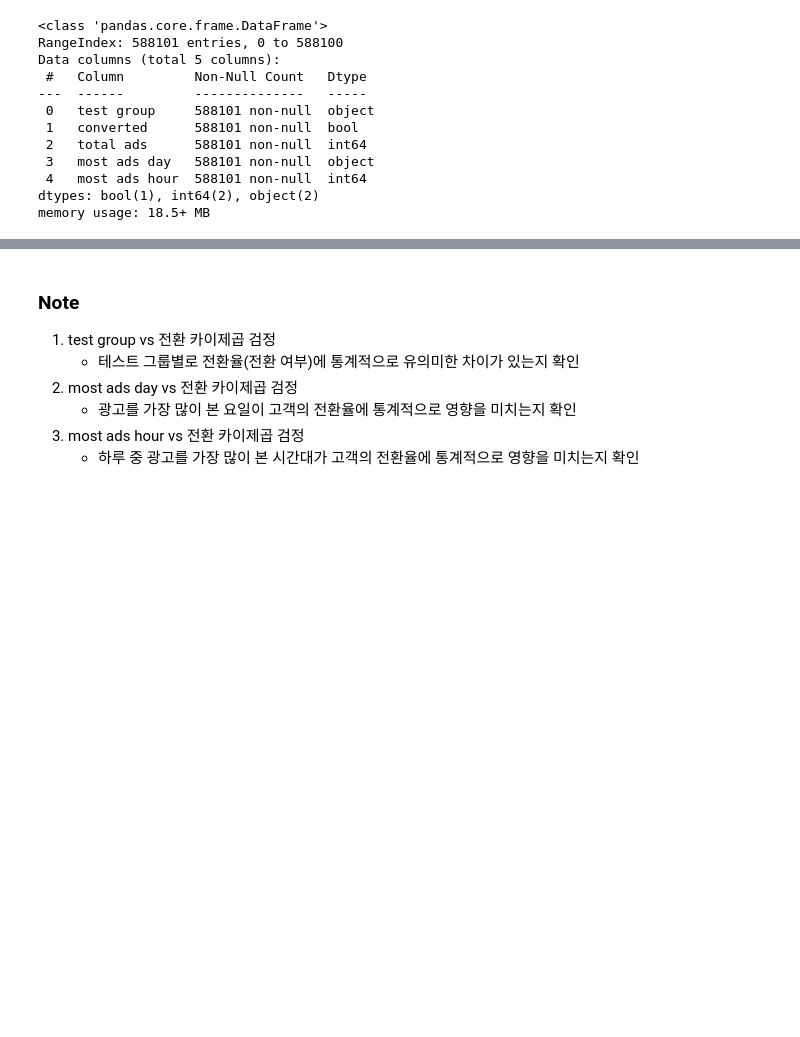
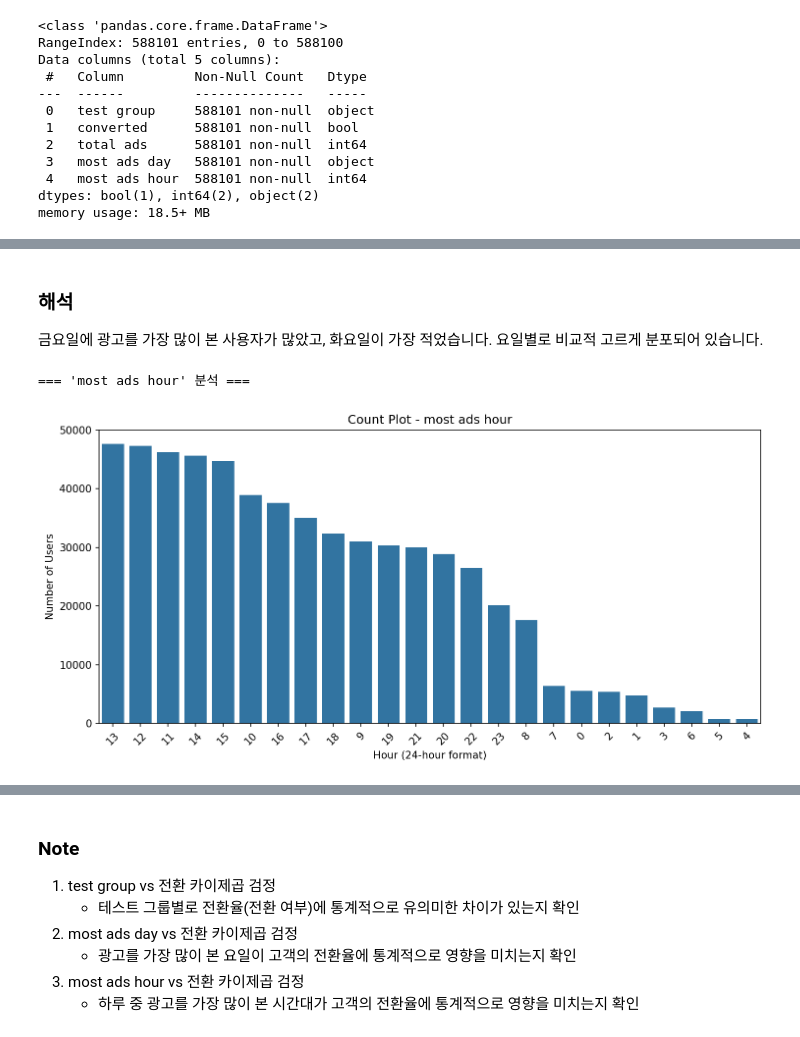
Before and after one commit to wIlloS2tree/portfolio, a Jupyter notebook: marketing-ab-testing-analysis/marketing_ab_testing.ipynb, the cells around one changed output, grey strips where cells are left out. Cells and saved outputs as stored; diff of their text form; code cells hidden in the pictures; blank space fills up the shorter version.

```diff
--- a/marketing-ab-testing-analysis/marketing_ab_testing.ipynb
+++ b/marketing-ab-testing-analysis/marketing_ab_testing.ipynb
@@ -860,0 +265,26 @@ Chi-squared test for most ads day vs converted:
+# %% [markdown]
+### 해석
+
+금요일에 광고를 가장 많이 본 사용자가 많았고, 화요일이 가장 적었습니다. 요일별로 비교적 고르게 분포되어 있습니다.
+# %%
+# 최다 광고 시간 분포 분석
+variable = 'most ads hour'
+
+print(f"=== '{variable}' 분석 ===")
+
+# 시각화
+plt.figure(figsize=(10,5),dpi=150)
+order = df_cate[variable].value_counts().index
+
+sns.countplot(x=variable,data=df_cate,order=order,legend=False)
+plt.title(f'Count Plot - {variable}')
+plt.xlabel('Hour (24-hour format)')
+plt.ylabel('Number of Users')
+plt.xticks(rotation=45)
+
+# 레이아웃 조정
+plt.tight_layout()
+plt.show()
+# %% [output]
+=== 'most ads hour' 분석 ===
+[figure, added]
```
Also changed, not shown: parts of 76 cells of this notebook, 1 other file.
